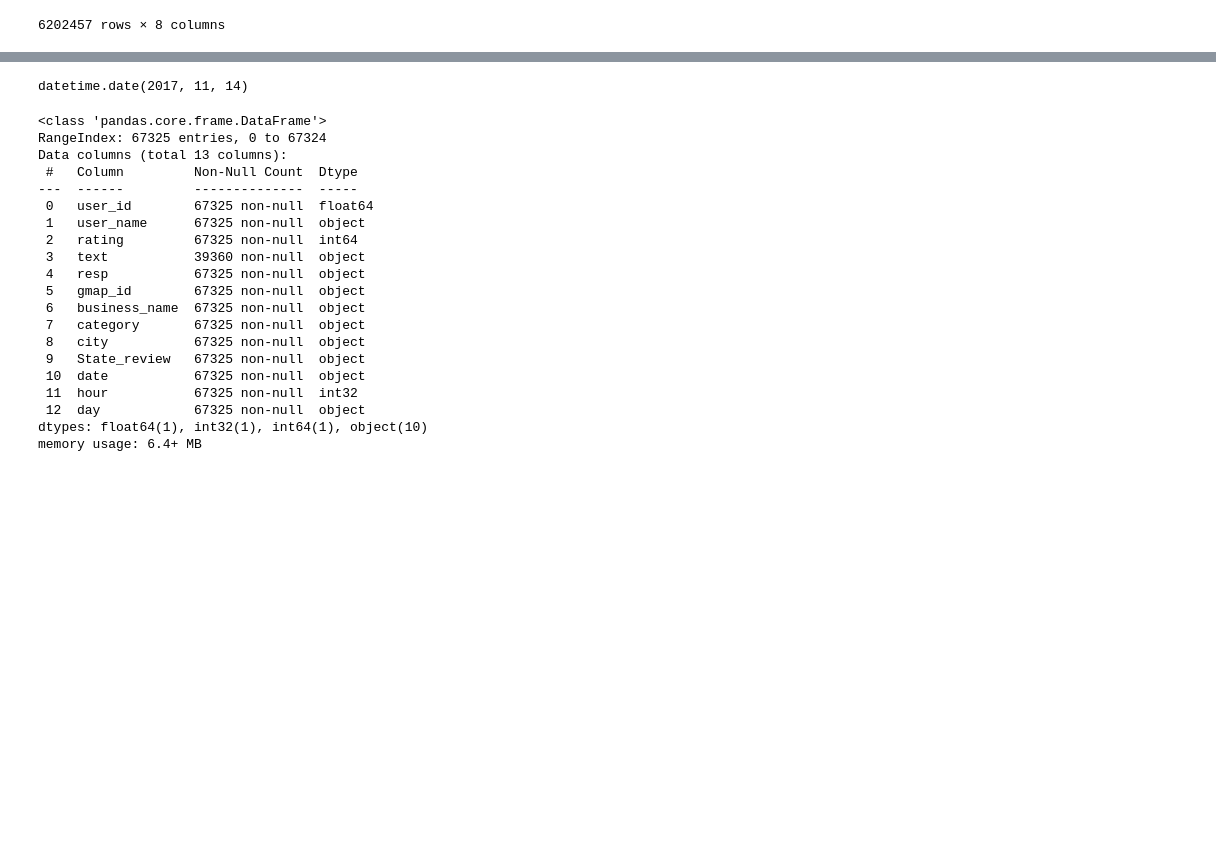
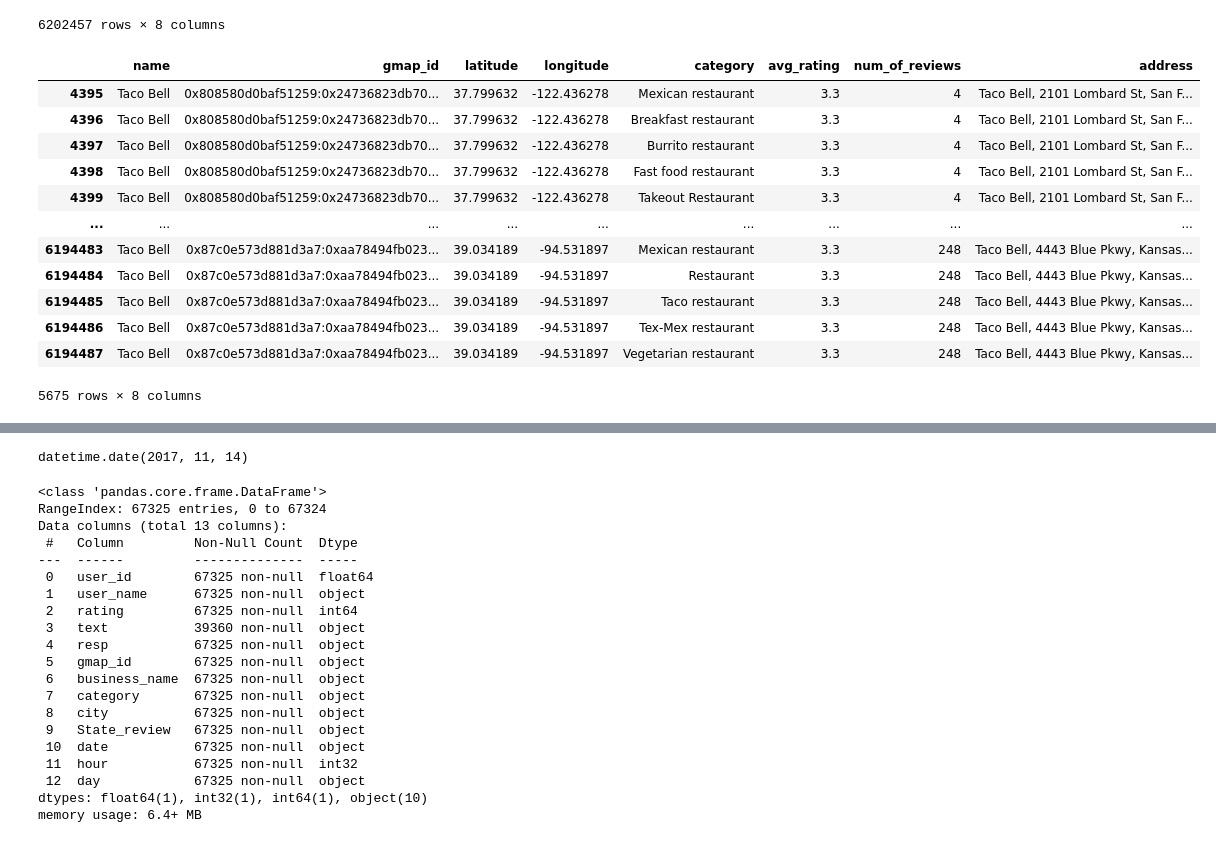
Before and after one commit to Agusherbo/ProyectoG4-Google_Yelp, a Jupyter notebook: Notebooks/ETL/Google.ipynb, the cells around one changed output, grey strips where cells are left out. Drawn from its saved outputs; the diff is of its cells as text; code cells hidden in the pictures; blank space fills up the shorter version.

```diff
--- a/Notebooks/ETL/Google.ipynb
+++ b/Notebooks/ETL/Google.ipynb
@@ -98,5 +93,22 @@ df_4
 | 6202455 | Arizona LINE-X | 0x872b6f6f24aea445:0x22df9e5dd01e... | 33.680066 | -112.113367 | Powder coating service | 4.6 | 24 | Arizona LINE-X, 21242 N Black Can... |
 | 6202456 | US Forest Services Ranger Station | 0x875901f1fbd58357:0xed5174d5b088... | 42.829621 | -108.72372 | Campground | 4.2 | 24 | US Forest Services Ranger Station... |
 6202457 rows × 8 columns
+# %%
+df_tacobell = df_4[df_4['name'] == 'Taco Bell']
+df_tacobell
+# %% [output]
+|  | name | gmap_id | latitude | longitude | category | avg_rating | num_of_reviews | address |
+| 4395 | Taco Bell | 0x808580d0baf51259:0x24736823db70... | 37.799632 | -122.436278 | Mexican restaurant | 3.3 | 4 | Taco Bell, 2101 Lombard St, San F... |
+| 4396 | Taco Bell | 0x808580d0baf51259:0x24736823db70... | 37.799632 | -122.436278 | Breakfast restaurant | 3.3 | 4 | Taco Bell, 2101 Lombard St, San F... |
+| 4397 | Taco Bell | 0x808580d0baf51259:0x24736823db70... | 37.799632 | -122.436278 | Burrito restaurant | 3.3 | 4 | Taco Bell, 2101 Lombard St, San F... |
+| 4398 | Taco Bell | 0x808580d0baf51259:0x24736823db70... | 37.799632 | -122.436278 | Fast food restaurant | 3.3 | 4 | Taco Bell, 2101 Lombard St, San F... |
+| 4399 | Taco Bell | 0x808580d0baf51259:0x24736823db70... | 37.799632 | -122.436278 | Takeout Restaurant | 3.3 | 4 | Taco Bell, 2101 Lombard St, San F... |
+| ... | ... | ... | ... | ... | ... | ... | ... | ... |
+| 6194483 | Taco Bell | 0x87c0e573d881d3a7:0xaa78494fb023... | 39.034189 | -94.531897 | Mexican restaurant | 3.3 | 248 | Taco Bell, 4443 Blue Pkwy, Kansas... |
+| 6194484 | Taco Bell | 0x87c0e573d881d3a7:0xaa78494fb023... | 39.034189 | -94.531897 | Restaurant | 3.3 | 248 | Taco Bell, 4443 Blue Pkwy, Kansas... |
+| 6194485 | Taco Bell | 0x87c0e573d881d3a7:0xaa78494fb023... | 39.034189 | -94.531897 | Taco restaurant | 3.3 | 248 | Taco Bell, 4443 Blue Pkwy, Kansas... |
+| 6194486 | Taco Bell | 0x87c0e573d881d3a7:0xaa78494fb023... | 39.034189 | -94.531897 | Tex-Mex restaurant | 3.3 | 248 | Taco Bell, 4443 Blue Pkwy, Kansas... |
+| 6194487 | Taco Bell | 0x87c0e573d881d3a7:0xaa78494fb023... | 39.034189 | -94.531897 | Vegetarian restaurant | 3.3 | 248 | Taco Bell, 4443 Blue Pkwy, Kansas... |
+5675 rows × 8 columns
 # %%
 # Filtramos por el rubro que escogimos el cual fue restaurantes
```
Also changed, not shown: parts of 17 cells of this notebook, 3 other files.
